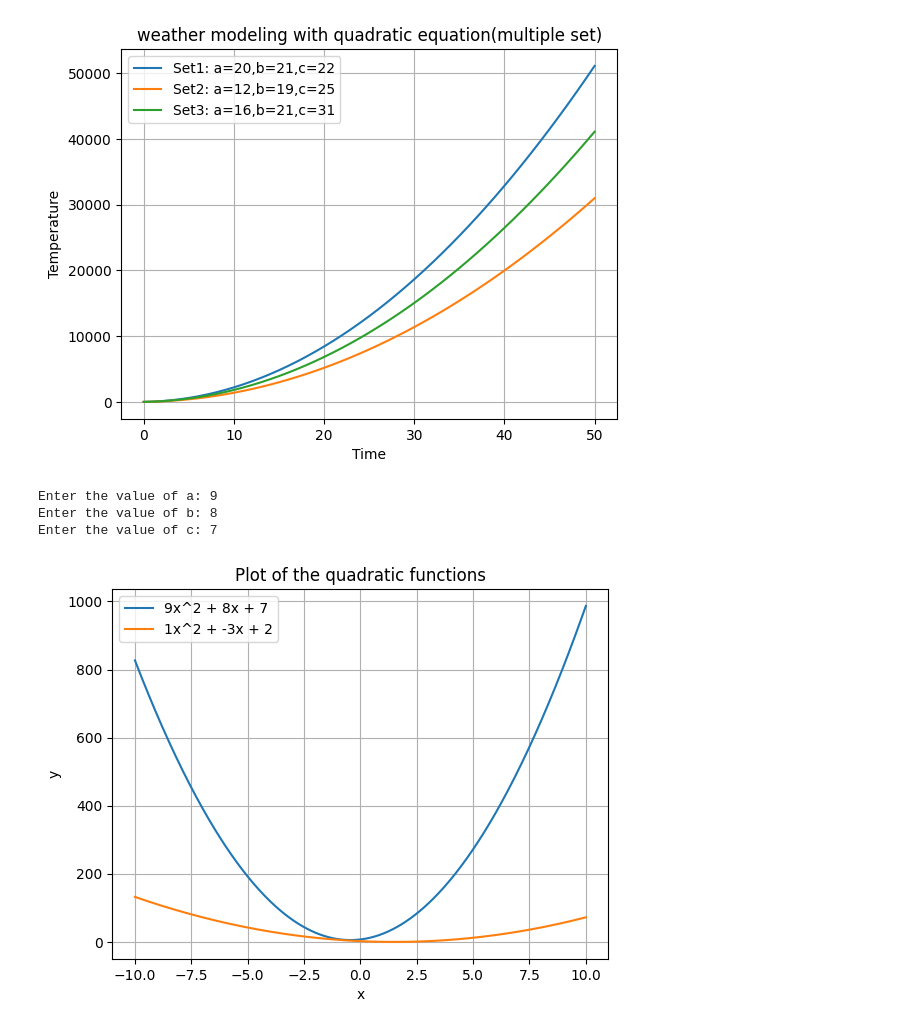
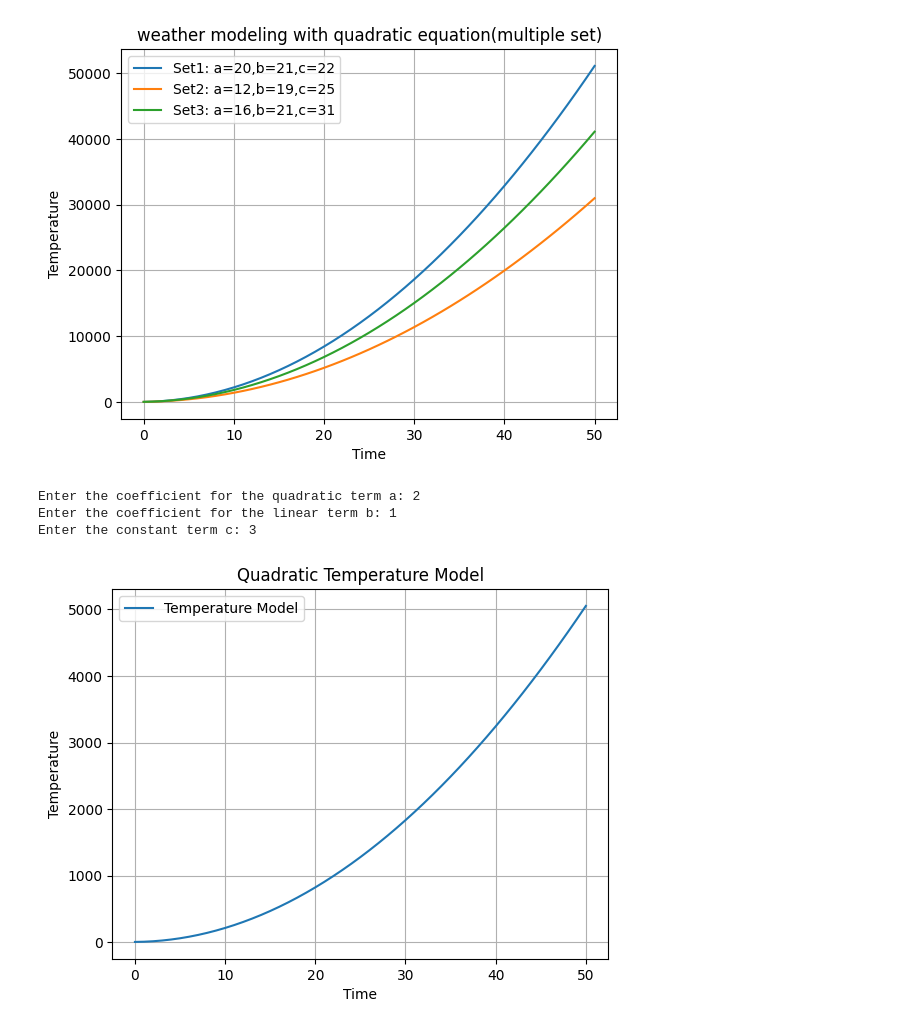
Before and after one commit to Akshayboyina/Akshayboyina, a Jupyter notebook: Welcome_To_Colab.ipynb, the cells around one changed output. Saved outputs shown, nothing was run; the diff lists cells and outputs as text; code cells hidden in the pictures.

```diff
--- a/Welcome_To_Colab.ipynb
+++ b/Welcome_To_Colab.ipynb
@@ -208,37 +84,33 @@ plt.title('weather modeling with quadratic equation(multiple set)')
 plt.show()
 # %% [output]
 [figure]
-# %%
-import matplotlib.pyplot as plt
-import numpy as np
-
-a = int(input("Enter the value of a: "))
-b = int(input("Enter the value of b: "))
-c = int(input("Enter the value of c: "))
-
-x = np.linspace(-10, 10, 400)
-
-y1 = a*x**2 + b*x + c
-
-plt.plot(x, y1, label=f'{a}x^2 + {b}x + {c}')
-
-a = 1
-b = -3
-c = 2
-
-y2 = a*x**2 + b*x + c
-
-plt.plot(x, y2, label=f'{a}x^2 + {b}x + {c}')
-
-plt.title('Plot of the quadratic functions')
-plt.xlabel('x')
-plt.ylabel('y')
-plt.legend()
-plt.grid(True)
-
-plt.show()
-# %% [output]
-Enter the value of a: 9
-Enter the value of b: 8
-Enter the value of c: 7
-[figure, removed]
+# %%
+import matplotlib.pyplot as plt
+import numpy as np
+
+def quadratic_temperature_model(time, a, b, c):
+    return a * (time ** 2) + b * time + c
+
+def main():
+    a = float(input("Enter the coefficient for the quadratic term a: "))
+    b = float(input("Enter the coefficient for the linear term b: "))
+    c = float(input("Enter the constant term c: "))
+
+    time_values = np.arange(0, 51, 1)
+    temperature_values = quadratic_temperature_model(time_values, a, b, c)
+
+    plt.plot(time_values, temperature_values, label='Temperature Model')
+    plt.xlabel('Time')
+    plt.ylabel('Temperature')
+    plt.title('Quadratic Temperature Model')
+    plt.legend()
+    plt.grid(True)
+    plt.show()
+
+if __name__ == "__main__":
+    main()
+# %% [output]
+Enter the coefficient for the quadratic term a: 2
+Enter the coefficient for the linear term b: 1
+Enter the constant term c: 3
+[figure, added]
```
Also changed, not shown: parts of 10 cells of this notebook.
